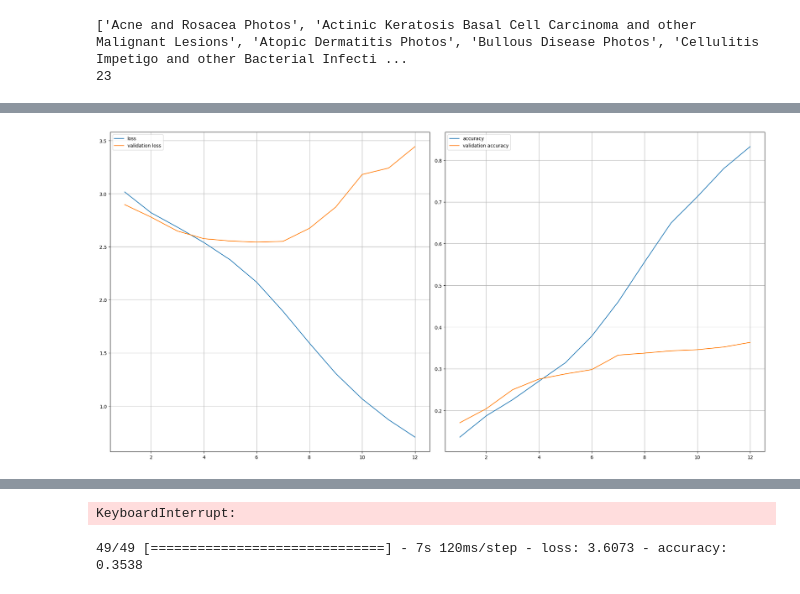
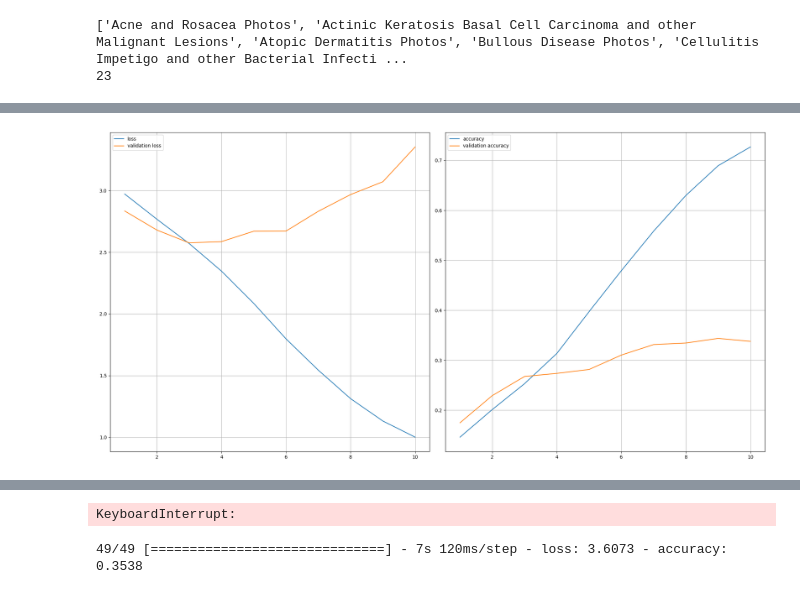
Before and after one commit to manya706/Dermatological-Manifestation-SIH, a Jupyter notebook: model-experimentation.ipynb, the cells around one changed output, grey strips where cells are left out. Drawn from its saved outputs; the diff is of its cells as text; code cells hidden in the pictures.

```diff
--- a/model-experimentation.ipynb
+++ b/model-experimentation.ipynb
@@ -158,32 +138,33 @@ class PlotLearning(keras.callbacks.Callback):
 # %%
 num_classes = len(class_names)
 
 model = tf.keras.Sequential([
   layers.Rescaling(1./255),
-  layers.Conv2D(12, 4, (4, 4), activation=tf.keras.layers.LeakyReLU(alpha=0.1), kernel_regularizer='l2'),
-  layers.Conv2D(16, 4, (4, 4), activation=tf.keras.layers.LeakyReLU(alpha=0.1), kernel_regularizer='l2'),
+  layers.Conv2D(8, 5, (3, 3), activation=tf.keras.layers.LeakyReLU(alpha=0.1), kernel_regularizer='l2'),
+  layers.Conv2D(16, 5, (2, 2), activation=tf.keras.layers.LeakyReLU(alpha=0.1), kernel_regularizer='l2'),
   # layers.Conv2D(36, 3, (2, 2), activation=tf.keras.layers.LeakyReLU(alpha=0.1)),
   # layers.MaxPooling2D((3, 3)),
   layers.Flatten(),
   layers.Dropout(0.2),
   # layers.Dense(96 * num_classes, activation=tf.keras.layers.LeakyReLU(alpha=0.1)),
-  layers.Dense(24 * num_classes, activation=tf.keras.layers.LeakyReLU(alpha=0.1)),
+  layers.Dense(24 * num_classes, activation='relu'),
   layers.Dropout(0.2),
-  # layers.Dense(6 * num_classes, activation=tf.keras.layers.LeakyReLU(alpha=0.1)),
-  # layers.Dropout(0.2),
+  layers.Dense(6 * num_classes, activation=tf.keras.layers.LeakyReLU(alpha=0.1)),
+  layers.Dropout(0.2),
   layers.Dense(num_classes, activation='softmax')
 ])
 
 model.compile(
   optimizer='adam',
   loss=tf.keras.losses.SparseCategoricalCrossentropy(),
   metrics=['accuracy'])
 
 fit = model.fit(
   train_ds,
   validation_data=val_ds,
   epochs=50,
+  learning_rate=0.0005
   callbacks=[tensorboard_callback, PlotLearning(val=True)]
 )
 # %% [output]
-[figure, old version]
+[figure, new version]
```
Also changed, not shown: parts of 7 cells of this notebook, 2 other files.
